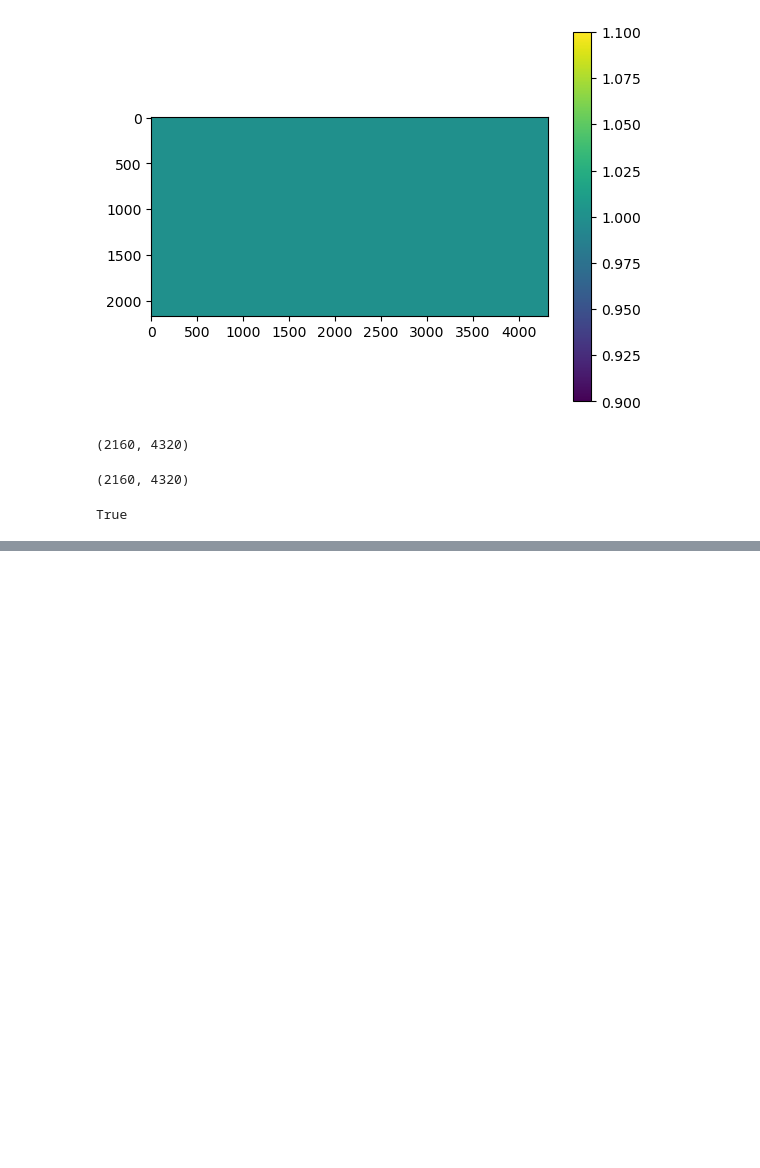
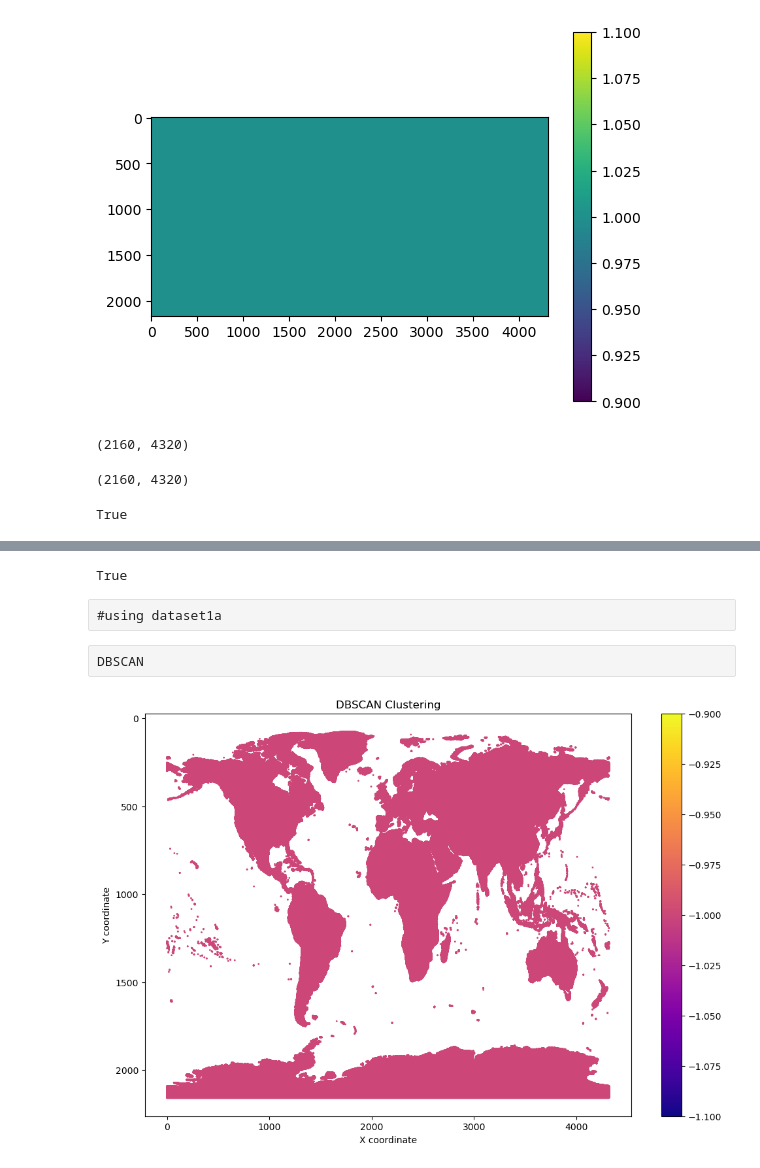
Before and after one commit to deekenyah1/final_year_worldclim, a Jupyter notebook: RASTERIO PROJECT.ipynb, the cells around one changed output, grey strips where cells are left out. Saved outputs shown, nothing was run; the diff lists cells and outputs as text; code cells hidden in the pictures; blank space fills up the shorter version.

Commit message:
kmeans
K-means and dbscan analysis

```diff
--- a/RASTERIO PROJECT.ipynb
+++ b/RASTERIO PROJECT.ipynb
@@ -310,0 +301,8 @@ data1a.shape
+# %%
+np.all(dataset1a.read(1) == dataset1a.read())
+# %% [output]
+True
+# %% [raw]
+#using dataset1a
+# %% [raw]
+DBSCAN
@@ -310,0 +311,21 @@ data1a.shape
+# %%
+data = dataset1a.read()
+nodata = dataset1a.nodata
+
+coords = np.column_stack(np.nonzero(np.all(data != nodata, axis=0)))  # Get all coordinates where data has values
+flattened_data = data[:, coords[:, 0], coords[:, 1]].T  # Reshape for K-means
+
+db = DBSCAN(eps=0.5, min_samples=5).fit(coords)
+labels = db.labels_
+
+# Plot the results as a scatter map
+plt.figure(figsize=(12, 8))
+scatter = plt.scatter(coords[:, 1], coords[:, 0], c=labels, cmap='plasma', s=1)
+plt.colorbar()
+plt.title('DBSCAN Clustering')
+plt.xlabel('X coordinate')
+plt.ylabel('Y coordinate')
+plt.gca().invert_yaxis()  # Invert y-axis to match the raster's origin
+plt.show()
+# %% [output]
+[figure, added]
```
Also changed, not shown: parts of 30 cells of this notebook, 1 other file.
